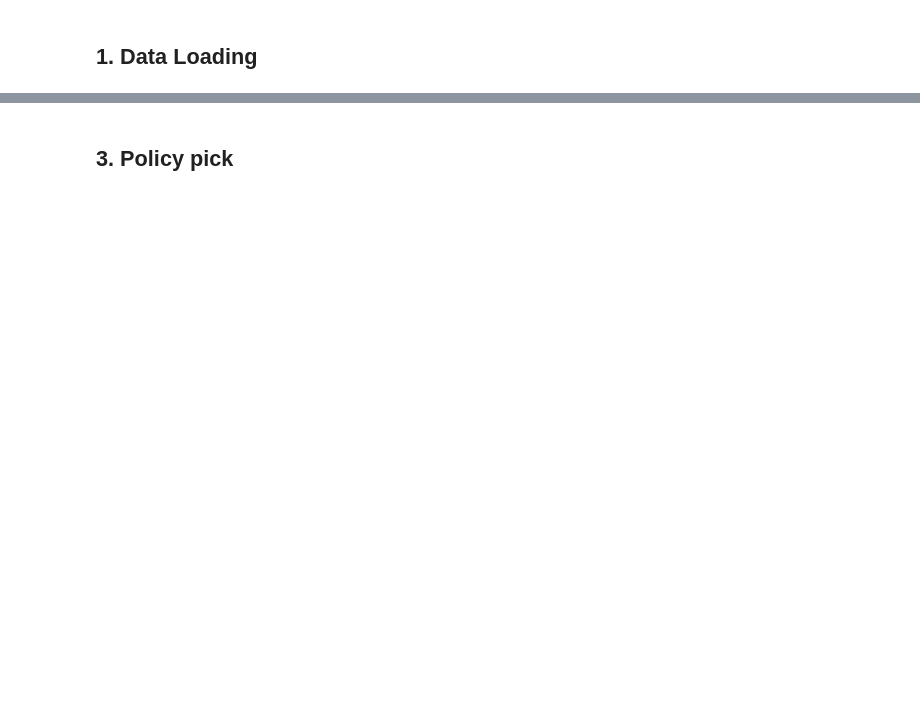
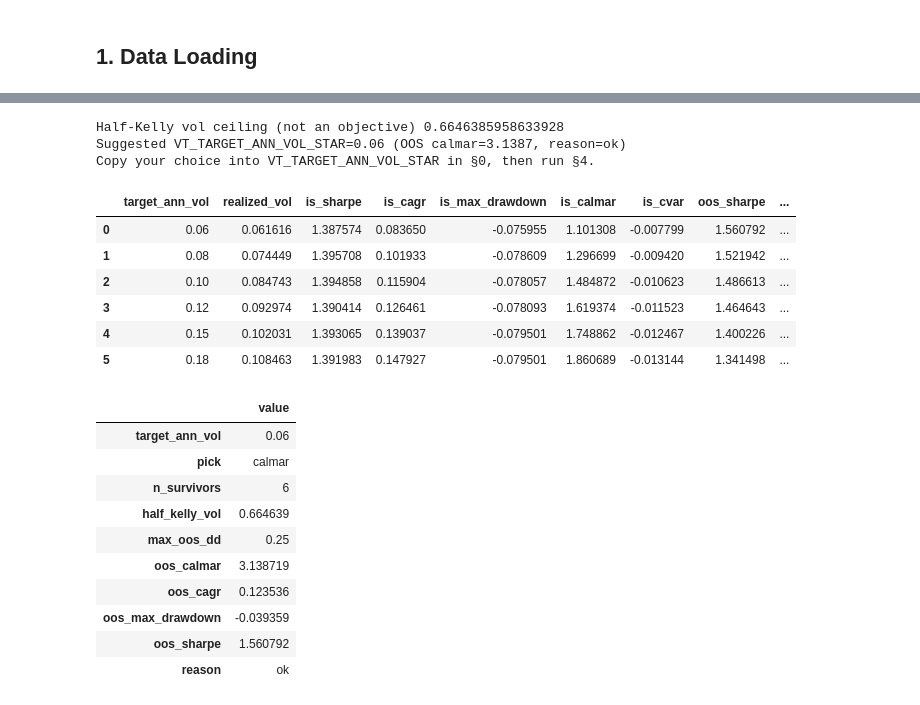
Before and after one commit to charlievellacott/trading_portfolio, a Jupyter notebook: 06_risk/notebooks/s2_coint/01_leverage.ipynb, the cells around one changed output, grey strips where cells are left out. Cells and saved outputs as stored; diff of their text form; code cells hidden in the pictures; blank space fills up the shorter version.

```diff
--- a/06_risk/notebooks/s2_coint/01_leverage.ipynb
+++ b/06_risk/notebooks/s2_coint/01_leverage.ipynb
@@ -150,2 +97,51 @@ interactive(children=(Text(value='2021-12-31', description='IS end'), FloatSlide
-# %% [markdown]
-## 3. Policy pick
+# %%
+PACK = {}
+
+pack = compute_leverage_surface(
+    BASE,
+    CFG,
+    targets=list(DEFAULT_TARGETS),
+    is_end=DEFAULT_IS_END,
+    periods_per_year=PERIODS_PER_YEAR,
+    max_oos_dd=float(DEFAULT_DD_CAP),
+    pick=PICK,
+)
+PACK.clear()
+PACK.update(pack)
+sug = pack["suggestion"]
+print("Half-Kelly vol ceiling (not an objective)", pack["half_kelly_vol"])
+if sug.get("target_ann_vol") is not None:
+    print(
+        f"Suggested VT_TARGET_ANN_VOL_STAR={sug['target_ann_vol']:.4g} "
+        f"(OOS {PICK}={sug.get(f'oos_{PICK}'):.4f}, reason={sug.get('reason')})"
+    )
+else:
+    print("No policy survivor — set VT_TARGET_ANN_VOL_STAR by judgment.")
+print("Copy your choice into VT_TARGET_ANN_VOL_STAR in §0, then run §4.")
+display(pack["surface"])
+display(pd.Series(sug, name="suggestion").to_frame("value"))
+display(surface_cagr_figure(pack["surface"]))
+display(surface_calmar_figure(pack["surface"]))
+display(surface_dd_figure(pack["surface"]))
+# %% [output]
+Half-Kelly vol ceiling (not an objective) 0.6646385958633928
+Suggested VT_TARGET_ANN_VOL_STAR=0.06 (OOS calmar=3.1387, reason=ok)
+Copy your choice into VT_TARGET_ANN_VOL_STAR in §0, then run §4.
+|  | target_ann_vol | realized_vol | is_sharpe | is_cagr | is_max_drawdown | is_calmar | is_cvar | oos_sharpe | ... |
+| 0 | 0.06 | 0.061616 | 1.387574 | 0.083650 | -0.075955 | 1.101308 | -0.007799 | 1.560792 | ... |
+| 1 | 0.08 | 0.074449 | 1.395708 | 0.101933 | -0.078609 | 1.296699 | -0.009420 | 1.521942 | ... |
+| 2 | 0.10 | 0.084743 | 1.394858 | 0.115904 | -0.078057 | 1.484872 | -0.010623 | 1.486613 | ... |
+| 3 | 0.12 | 0.092974 | 1.390414 | 0.126461 | -0.078093 | 1.619374 | -0.011523 | 1.464643 | ... |
+| 4 | 0.15 | 0.102031 | 1.393065 | 0.139037 | -0.079501 | 1.748862 | -0.012467 | 1.400226 | ... |
+| 5 | 0.18 | 0.108463 | 1.391983 | 0.147927 | -0.079501 | 1.860689 | -0.013144 | 1.341498 | ... |
+|  | value |
+| target_ann_vol | 0.06 |
+| pick | calmar |
+| n_survivors | 6 |
+| half_kelly_vol | 0.664639 |
+| max_oos_dd | 0.25 |
+| oos_calmar | 3.138719 |
+| oos_cagr | 0.123536 |
+| oos_max_drawdown | -0.039359 |
+| oos_sharpe | 1.560792 |
+| reason | ok |
```
Also changed, not shown: parts of 11 cells of this notebook, 37 other files.
